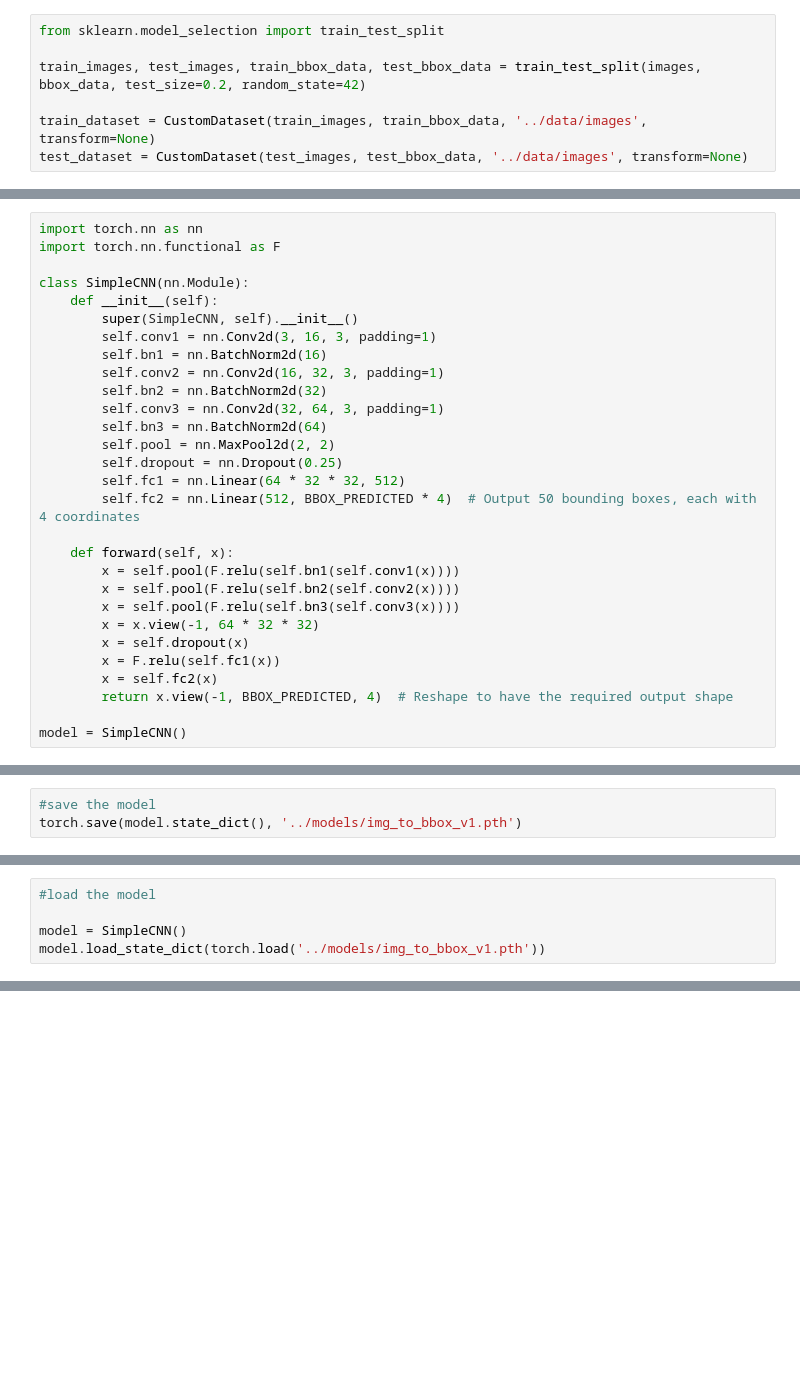
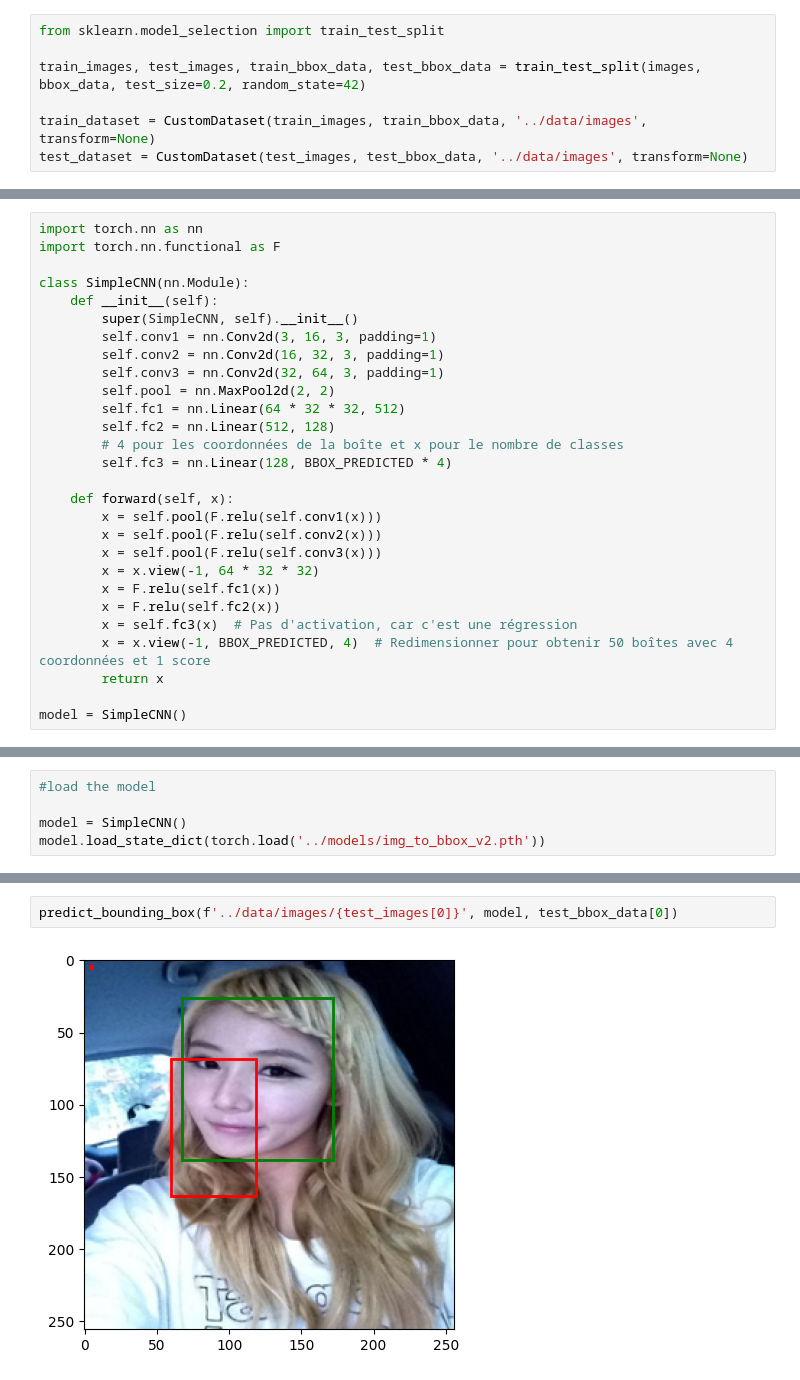
Before and after one commit to DjuloFyro/FaceSegLite, a Jupyter notebook: notebooks/model_bounding_box.ipynb, the cells around one changed output, grey strips where cells are left out. Saved outputs shown, nothing was run; the diff lists cells and outputs as text; blank space fills up the shorter version.

```diff
--- a/notebooks/model_bounding_box.ipynb
+++ b/notebooks/model_bounding_box.ipynb
@@ -220,24 +210,23 @@ class SimpleCNN(nn.Module):
     def __init__(self):
         super(SimpleCNN, self).__init__()
         self.conv1 = nn.Conv2d(3, 16, 3, padding=1)
-        self.bn1 = nn.BatchNorm2d(16)
         self.conv2 = nn.Conv2d(16, 32, 3, padding=1)
-        self.bn2 = nn.BatchNorm2d(32)
         self.conv3 = nn.Conv2d(32, 64, 3, padding=1)
-        self.bn3 = nn.BatchNorm2d(64)
         self.pool = nn.MaxPool2d(2, 2)
-        self.dropout = nn.Dropout(0.25)
         self.fc1 = nn.Linear(64 * 32 * 32, 512)
-        self.fc2 = nn.Linear(512, BBOX_PREDICTED * 4)  # Output 50 bounding boxes, each with 4 coordinates
+        self.fc2 = nn.Linear(512, 128)
+        # 4 pour les coordonnées de la boîte et x pour le nombre de classes
+        self.fc3 = nn.Linear(128, BBOX_PREDICTED * 4)
 
     def forward(self, x):
-        x = self.pool(F.relu(self.bn1(self.conv1(x))))
-        x = self.pool(F.relu(self.bn2(self.conv2(x))))
-        x = self.pool(F.relu(self.bn3(self.conv3(x))))
+        x = self.pool(F.relu(self.conv1(x)))
+        x = self.pool(F.relu(self.conv2(x)))
+        x = self.pool(F.relu(self.conv3(x)))
         x = x.view(-1, 64 * 32 * 32)
-        x = self.dropout(x)
         x = F.relu(self.fc1(x))
-        x = self.fc2(x)
-        return x.view(-1, BBOX_PREDICTED, 4)  # Reshape to have the required output shape
+        x = F.relu(self.fc2(x))
+        x = self.fc3(x)  # Pas d'activation, car c'est une régression
+        x = x.view(-1, BBOX_PREDICTED, 4)  # Redimensionner pour obtenir 50 boîtes avec 4 coordonnées et 1 score
+        return x
 
 model = SimpleCNN()
@@ -347,3 +404,5 @@ Finished Training
 # %%
-#save the model
-torch.save(model.state_dict(), '../models/img_to_bbox_v1.pth')
+#load the model
+
+model = SimpleCNN()
+model.load_state_dict(torch.load('../models/img_to_bbox_v2.pth'))
@@ -350,5 +410,0 @@ torch.save(model.state_dict(), '../models/img_to_bbox_v1.pth')
-# %%
-#load the model
-
-model = SimpleCNN()
-model.load_state_dict(torch.load('../models/img_to_bbox_v1.pth'))
@@ -356,0 +501,4 @@ model.load_state_dict(torch.load('../models/img_to_bbox_v1.pth'))
+# %%
+predict_bounding_box(f'../data/images/{test_images[0]}', model, test_bbox_data[0])
+# %% [output]
+[figure, added]
```
Also changed, not shown: parts of 16 cells of this notebook.
